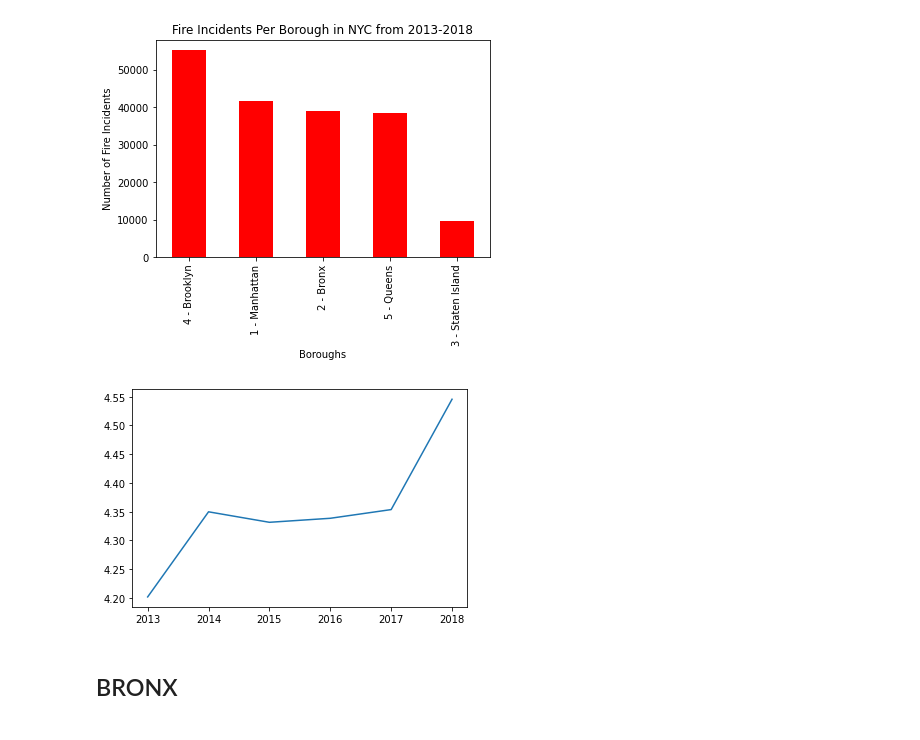
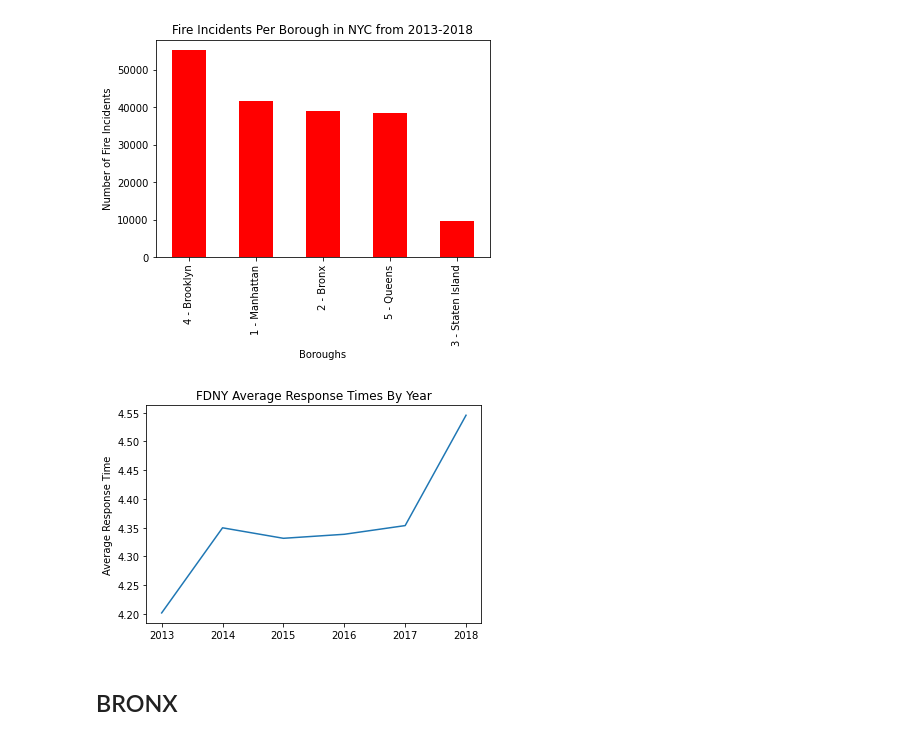
Before and after one commit to daiyanc/nyc_fires, a Jupyter notebook: src/data_visualization.ipynb, the cells around one changed output. Saved outputs shown, nothing was run; the diff lists cells and outputs as text; code cells hidden in the pictures.

```diff
--- a/src/data_visualization.ipynb
+++ b/src/data_visualization.ipynb
@@ -114,13 +114,15 @@ plt.show()
 # %%
 # Average Response Time over Time
 x = df.YEAR.value_counts().index.tolist()
 x.sort()
 y = [ovr_2013['RESPONSE_TIME'].mean(), ovr_2014['RESPONSE_TIME'].mean(),
 ovr_2015['RESPONSE_TIME'].mean(), ovr_2016['RESPONSE_TIME'].mean(), ovr_2017['RESPONSE_TIME'].mean(), ovr_2018['RESPONSE_TIME'].mean()]
 plt.plot(x, y)
+plt.title('FDNY Average Response Times By Year')
+plt.ylabel('Average Response Time')
 plt.show()
 # %% [output]
-[figure, old version]
+[figure, new version]
 # %% [markdown]
 ## BRONX
 # %%
```
